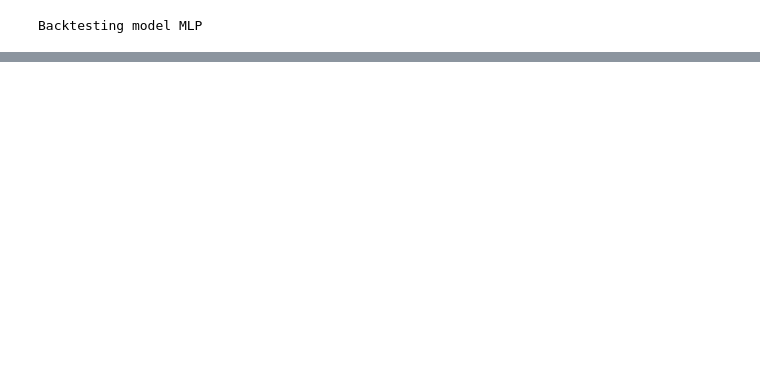
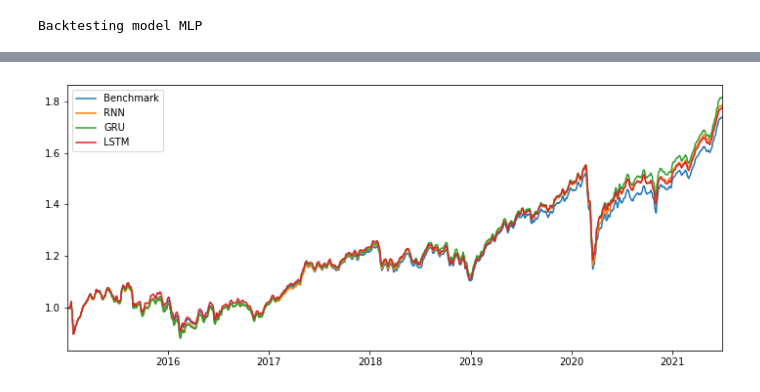
Before and after one commit to lacoupe/BCVS, a Jupyter notebook: SW/size/backtest_plots.ipynb, the cells around one changed output, grey strips where cells are left out. Drawn from its saved outputs; the diff is of its cells as text; code cells hidden in the pictures; blank space fills up the shorter version.

```diff
--- a/SW/size/backtest_plots.ipynb
+++ b/SW/size/backtest_plots.ipynb
@@ -347,0 +373,3 @@ plt.show()
+# %%
+portfolio_rnn = backtest_dl('RNN', nb_epochs)
+resume_backtest(portfolio_rnn, bench_price, target_prices)
@@ -347,0 +381,3 @@ plt.show()
+# %%
+portfolio_gru = backtest_dl('GRU', nb_epochs)
+resume_backtest(portfolio_gru, bench_price, target_prices)
@@ -347,0 +389,3 @@ plt.show()
+# %%
+portfolio_lstm = backtest_dl('LSTM', nb_epochs)
+resume_backtest(portfolio_lstm, bench_price, target_prices)
@@ -347,0 +433,15 @@ plt.show()
+# %%
+perf_bench = (bench_price.reindex(portfolio_mlp.index).pct_change().fillna(0) + 1).cumprod()
+
+fig, ax = plt.subplots(figsize=(12, 5))
+
+ax.plot(perf_bench.rolling(5).mean(), label='Benchmark')
+ax.plot(pred_to_perf(portfolio_rnn, daily_returns).rolling(5).mean(), label='RNN')
+ax.plot(pred_to_perf(portfolio_gru, daily_returns).rolling(5).mean(), label='GRU')
+ax.plot(pred_to_perf(portfolio_lstm, daily_returns).rolling(5).mean(), label='LSTM')
+ax.set_xlim(perf_bench.index[0], perf_bench.index[-2])
+plt.legend()
+plt.savefig('plots/latex/performance.png', dpi=300, bbox_inches='tight', facecolor='white')
+plt.show()
+# %% [output]
+[figure, added]
```
Also changed, not shown: parts of 22 cells of this notebook, 18 other files.
